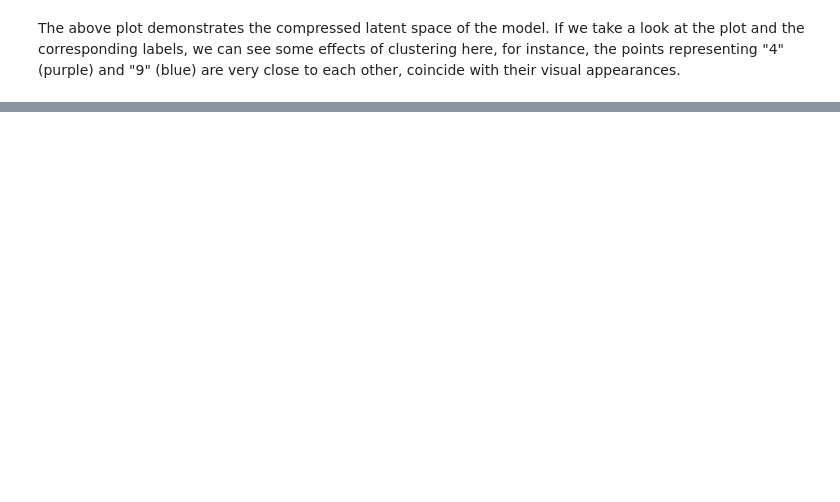
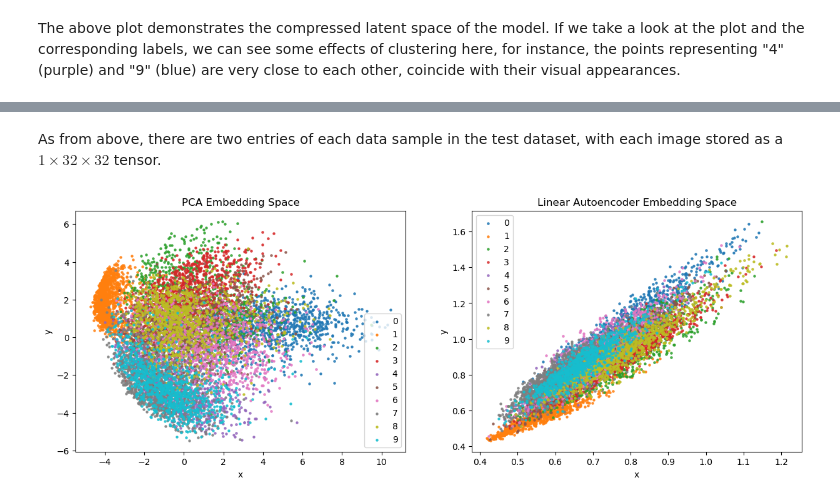
Before and after one commit to helloimlixin/nn02h, a Jupyter notebook: autoencoders/notebook.ipynb, the cells around one changed output, grey strips where cells are left out. Saved outputs shown, nothing was run; the diff lists cells and outputs as text; code cells hidden in the pictures; blank space fills up the shorter version.

```diff
--- a/autoencoders/notebook.ipynb
+++ b/autoencoders/notebook.ipynb
@@ -381,0 +452,42 @@ Now let's see the progression.
+# %% [markdown]
+As from above, there are two entries of each data sample in the test dataset, with each image stored as a $1 \times 32 \times 32$ tensor.
+# %%
+# convert the data in the test dataset to numpy arrays
+data = torch.cat([d[0].flatten(1) for d in test_dataset], dim=0).numpy()
+labels = np.array([test_sample[1] for test_sample in test_dataset]).reshape(-1, 1)
+
+# compute PCA encodings (add label column so we have x, y, class like autoencoder encodings)
+pca = PCA(n_components=2)
+pca_encodings = pca.fit_transform(data)
+pca_encodings = np.concatenate((pca_encodings, labels), axis=-1)
+pca_encodings = pd.DataFrame(pca_encodings, columns=["x", "y", "class"])
+pca_encodings = pca_encodings.sort_values(by="class")
+pca_encodings["class"] = pca_encodings["class"].astype(int).astype(str)
+
+# get the last row of Linear Autoencoder encodings
+linear_autoencoder_encodings = encoded_data_per_eval[-1]
+linear_autoencoder_encodings = pd.DataFrame(linear_autoencoder_encodings, columns=["x", "y", "class"])
+linear_autoencoder_encodings = linear_autoencoder_encodings.sort_values(by="class")
+linear_autoencoder_encodings["class"] = linear_autoencoder_encodings["class"].astype(int).astype(str)
+
+# plot the PCA and Linear Autoencoder encodings
+f, (ax1, ax2) = plt.subplots(1, 2, figsize=(15, 5))
+
+# plot PCA encodings
+for label, coordinates in pca_encodings.groupby("class"):
+    ax1.scatter(x=coordinates["x"], y=coordinates["y"], label=label, alpha=0.8, s=5)
+ax1.set_title("PCA Embedding Space")
+ax1.set_xlabel("x")
+ax1.set_ylabel("y")
+ax1.legend()
+
+for label, coordinates in linear_autoencoder_encodings.groupby("class"):
+    ax2.scatter(x=coordinates["x"], y=coordinates["y"], label=label, alpha=0.8, s=5)
+ax2.set_title("Linear Autoencoder Embedding Space")
+ax2.set_xlabel("x")
+ax2.set_ylabel("y")
+ax2.legend()
+
+plt.show()
+# %% [output]
+[figure, added]
```
Also changed, not shown: parts of 12 cells of this notebook, 1 other file.
